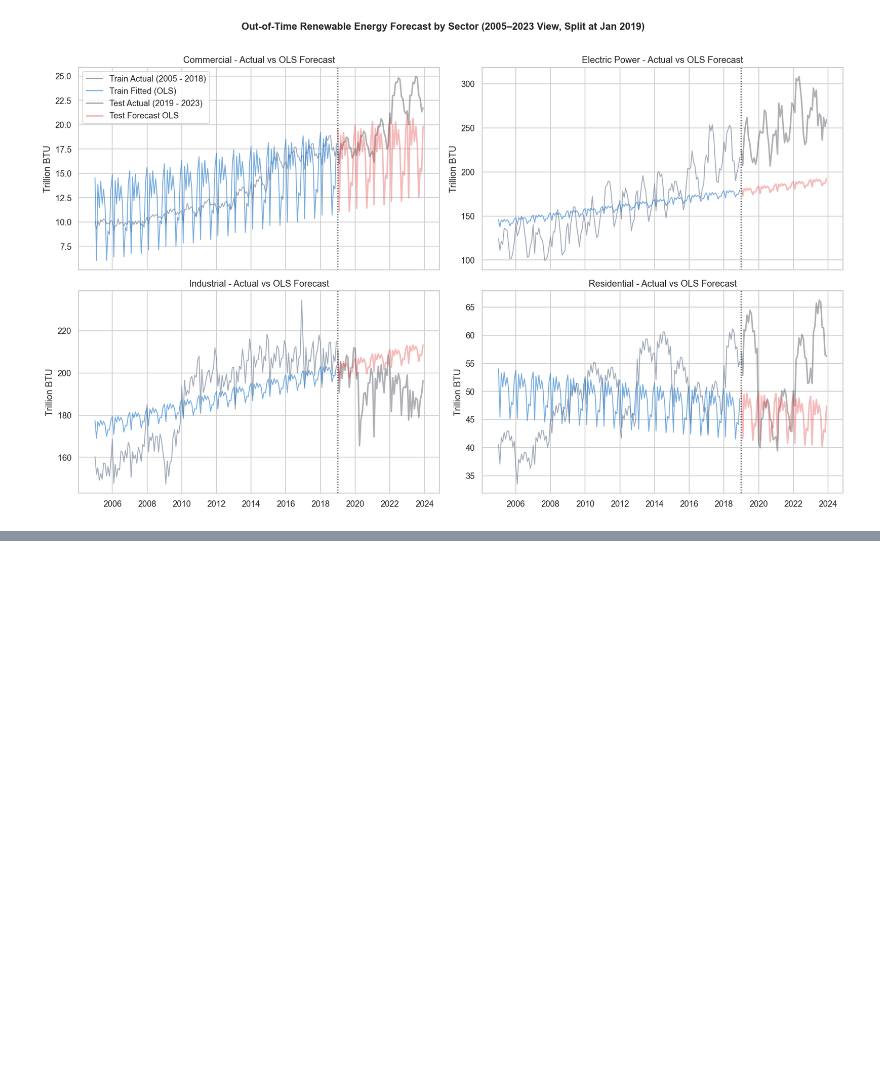
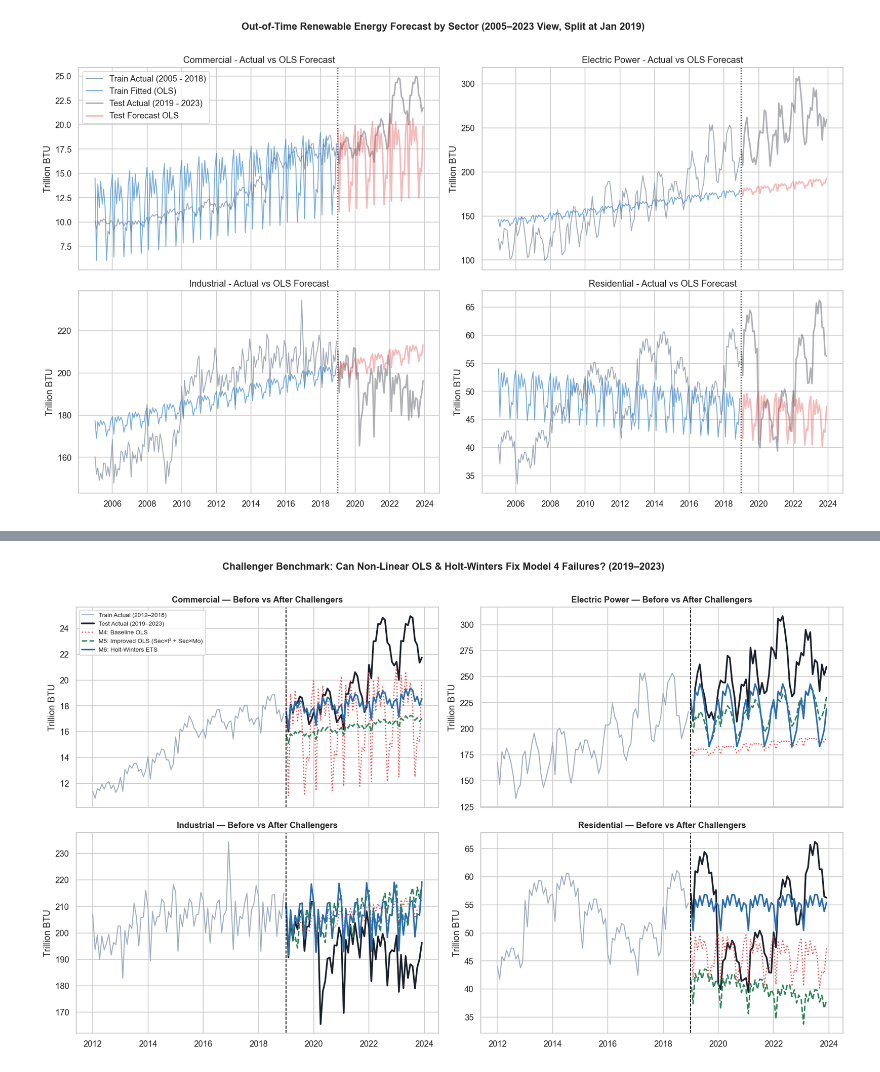
Before and after one commit to MichaelB232/41_IF-D_KataAnissaBebas, a Jupyter notebook: notebooks/04_modeling_and_evaluation.ipynb, the cells around one changed output, grey strips where cells are left out. Drawn from its saved outputs; the diff is of its cells as text; code cells hidden in the pictures; blank space fills up the shorter version.

Commit message:
feat(modeling): add challenger models, benchmark CSVs, forecast plots, and doc updates

```diff
--- a/notebooks/04_modeling_and_evaluation.ipynb
+++ b/notebooks/04_modeling_and_evaluation.ipynb
@@ -436,0 +564,35 @@ plt.show()
+# %%
+# Compare Actual vs Model 4 (Before) vs Model 5 & Model 6 (After) from 2012 to 2023
+hist_df = meta_train[meta_train['Year'] >= 2012].copy()
+hist_df['Date'] = pd.to_datetime(dict(year=hist_df['Year'], month=hist_df['Month'], day=1))
+
+te_comp = meta_test.copy()
+te_comp['Date'] = pd.to_datetime(dict(year=te_comp['Year'], month=te_comp['Month'], day=1))
+te_comp['M4_OLS'] = preds_test['Model 4: Baseline OLS']
+te_comp['M5_OLS'] = preds_test['Model 5: Improved OLS (Sec×t² + Sec×Mo)']
+te_comp['M6_HW'] = preds_test['Model 6: Per-Sector Holt-Winters']
+
+fig, axes = plt.subplots(2, 2, figsize=(15, 9), sharex=True)
+for ax, sec in zip(axes.flatten(), sorted(te_comp['Sector'].unique())):
+    h = hist_df[hist_df['Sector'] == sec].sort_values('Date')
+    t = te_comp[te_comp['Sector'] == sec].sort_values('Date')
+
+    ax.plot(h['Date'], h['Total Renewable Energy'], color='#a0aec0', linewidth=1.3, label='Train Actual (2012–2018)')
+    ax.plot(t['Date'], t['Total Renewable Energy'], color='#1a202c', linewidth=2.2, label='Test Actual (2019–2023)')
+    ax.plot(t['Date'], t['M4_OLS'], color='#e53e3e', linestyle=':', linewidth=1.6, alpha=0.85, label='M4: Baseline OLS')
+    ax.plot(t['Date'], t['M5_OLS'], color='#2f855a', linestyle='--', linewidth=1.9, label='M5: Improved OLS (Sec×t² + Sec×Mo)')
+    ax.plot(t['Date'], t['M6_HW'], color='#2b6cb0', linestyle='-', linewidth=2.0, label='M6: Holt-Winters ETS')
+
+    ax.axvline(pd.Timestamp('2019-01-01'), color='black', linestyle='--', linewidth=1.1)
+    ax.set_title(f"{sec} — Before vs After Challengers", fontweight='bold', fontsize=11)
+    ax.set_ylabel('Trillion BTU')
+
+    if ax is axes[0, 0]:
+        ax.legend(loc='upper left', fontsize=8, frameon=True)
+
+fig.suptitle('Challenger Benchmark: Can Non-Linear OLS & Holt-Winters Fix Model 4 Failures? (2019–2023)', fontsize=13, fontweight='bold', y=1.01)
+plt.tight_layout()
+plt.savefig(FIGURES_DIR / '04_challenger_comparison.png', dpi=150, bbox_inches='tight')
+plt.show()
+# %% [output]
+[figure, added]
```
Also changed, not shown: parts of 7 cells of this notebook, 7 other files.
